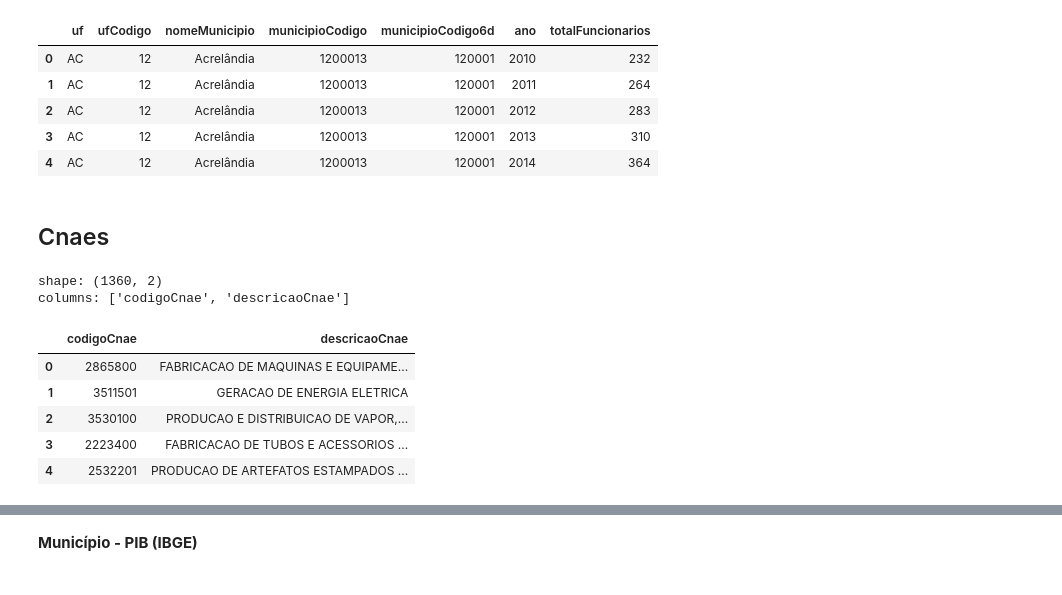
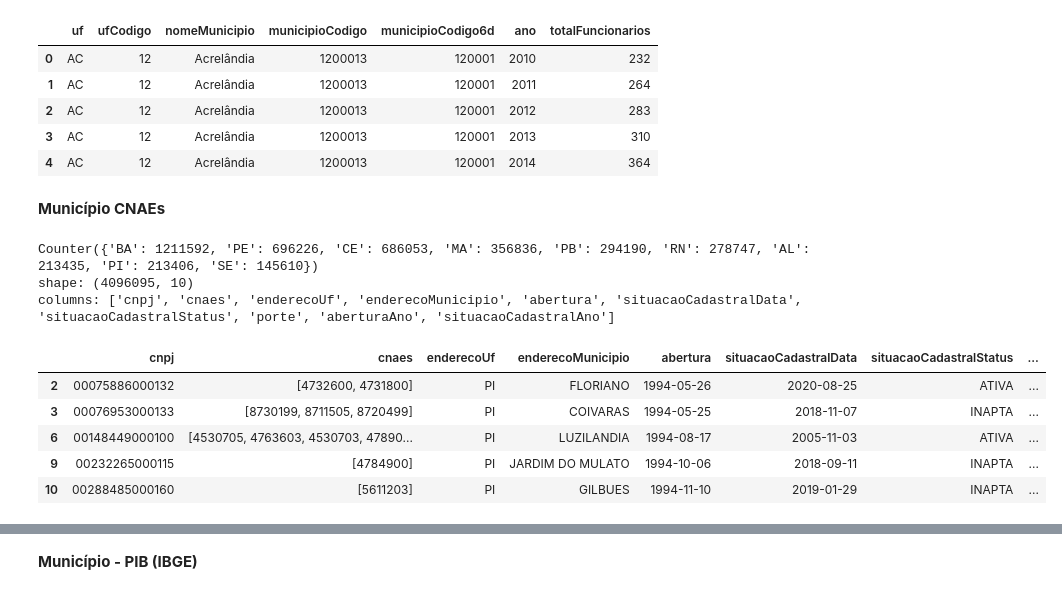
Before and after one commit to dunfrey/BCG-GAMMA-Challenge-2021, a Jupyter notebook: notebooks/1.1_data_ingesting.ipynb, the cells around one changed output, grey strips where cells are left out. Drawn from its saved outputs; the diff is of its cells as text; code cells hidden in the pictures.

```diff
--- a/notebooks/1.1_data_ingesting.ipynb
+++ b/notebooks/1.1_data_ingesting.ipynb
@@ -103,18 +218,52 @@ columns: ['uf', 'ufCodigo', 'nomeMunicipio', 'municipioCodigo', 'municipioCodigo
 | 2 | AC | 12 | Acrelândia | 1200013 | 120001 | 2012 | 283 |
 | 3 | AC | 12 | Acrelândia | 1200013 | 120001 | 2013 | 310 |
 | 4 | AC | 12 | Acrelândia | 1200013 | 120001 | 2014 | 364 |
-# %% [markdown]
-## Cnaes
-# %%
-rfb_cnae = inspect(
-    pd.read_parquet('../data/rfb_cnae.parquet')
-)
-# %% [output]
-shape: (1360, 2)
-columns: ['codigoCnae', 'descricaoCnae']
-|  | codigoCnae | descricaoCnae |
-| 0 | 2865800 | FABRICACAO DE MAQUINAS E EQUIPAME... |
-| 1 | 3511501 | GERACAO DE ENERGIA ELETRICA |
-| 2 | 3530100 | PRODUCAO E DISTRIBUICAO DE VAPOR,... |
-| 3 | 2223400 | FABRICACAO DE TUBOS E ACESSORIOS ... |
-| 4 | 2532201 | PRODUCAO DE ARTEFATOS ESTAMPADOS ... |
+# %% [markdown]
+**Município CNAEs**
+# %%
+# Lendo cnaes de cada CNPJ ativo antes da pandemia (2020)
+rfb_cnpj_cnaes_subpaths = glob.glob('../data/rfb_cnpj_cnaes.parquet/rfb_cnpj_cnaes.parquet/*.parquet')
+rfb_cnpj_cnaes_subdfs = []
+
+for subpath in rfb_cnpj_cnaes_subpaths:
+    subdf = pd.read_parquet(subpath)
+    subdf['abertura'] = pd.to_datetime(subdf['abertura'], errors = 'coerce')
+    subdf['aberturaAno'] = subdf['abertura'].dt.year
+
+    subdf['situacaoCadastralData'] = pd.to_datetime(subdf['situacaoCadastralData'], errors = 'coerce')
+    subdf['situacaoCadastralAno'] = subdf['situacaoCadastralData'].dt.year
+
+    # nos temos dados de homicidios ate 2018,
+    # entao vamos considerar apenas empresas do norteste que estavam ativas antes da pandemia 2020
+    # - empresas ativas
+    # - empresas baixadas em 2020, 2021
+    # - empresas abertas ate 2020
+    subdf = subdf[
+        subdf['enderecoUf'].isin(config.target_ufs)
+        & (subdf['abertura'].dt.year < 2020)
+        & (
+            (subdf['situacaoCadastralStatus'].str.contains('BAIXADA') == False)
+            |  (
+                subdf['situacaoCadastralStatus'].str.contains('BAIXADA')
+                & (subdf['situacaoCadastralData'].dt.year >= 2020)
+            )
+        )
+    ]
+
+    rfb_cnpj_cnaes_subdfs.append(subdf)
+
+rfb_cnpj_cnaes = pd.concat(rfb_cnpj_cnaes_subdfs)
+
+print(Counter(rfb_cnpj_cnaes['enderecoUf']))
+
+inspect(rfb_cnpj_cnaes);
+# %% [output]
+Counter({'BA': 1211592, 'PE': 696226, 'CE': 686053, 'MA': 356836, 'PB': 294190, 'RN': 278747, 'AL': 213435, 'PI': 213406, 'SE': 145610})
+shape: (4096095, 10)
+columns: ['cnpj', 'cnaes', 'enderecoUf', 'enderecoMunicipio', 'abertura', 'situacaoCadastralData', 'situacaoCadastralStatus', 'porte', 'aberturaAno', 'situacaoCadastralAno']
+|  | cnpj | cnaes | enderecoUf | enderecoMunicipio | abertura | situacaoCadastralData | situacaoCadastralStatus | ... |
+| 2 | 00075886000132 | [4732600, 4731800] | PI | FLORIANO | 1994-05-26 | 2020-08-25 | ATIVA | ... |
+| 3 | 00076953000133 | [8730199, 8711505, 8720499] | PI | COIVARAS | 1994-05-25 | 2018-11-07 | INAPTA | ... |
+| 6 | 00148449000100 | [4530705, 4763603, 4530703, 47890... | PI | LUZILANDIA | 1994-08-17 | 2005-11-03 | ATIVA | ... |
+| 9 | 00232265000115 | [4784900] | PI | JARDIM DO MULATO | 1994-10-06 | 2018-09-11 | INAPTA | ... |
+| 10 | 00288485000160 | [5611203] | PI | GILBUES | 1994-11-10 | 2019-01-29 | INAPTA | ... |
```
Also changed, not shown: parts of 14 cells of this notebook, 4 other files.
